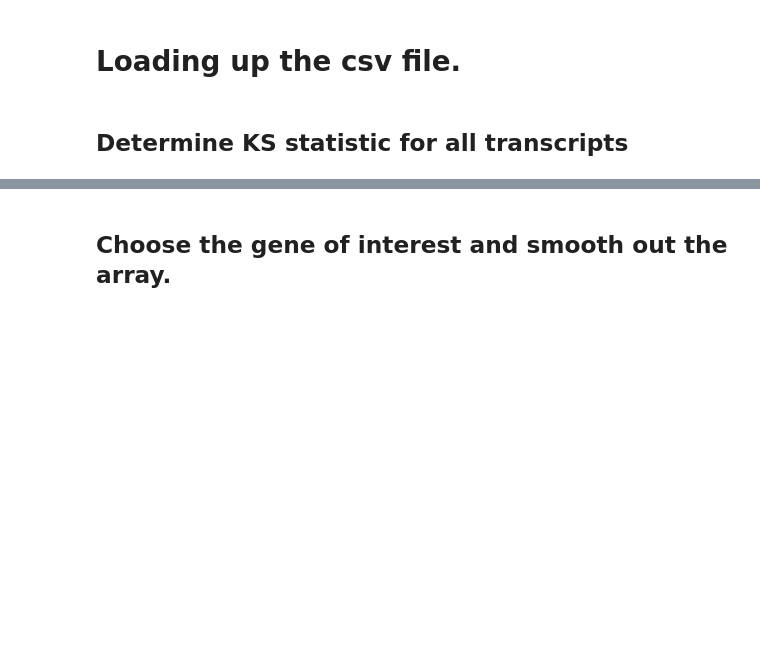
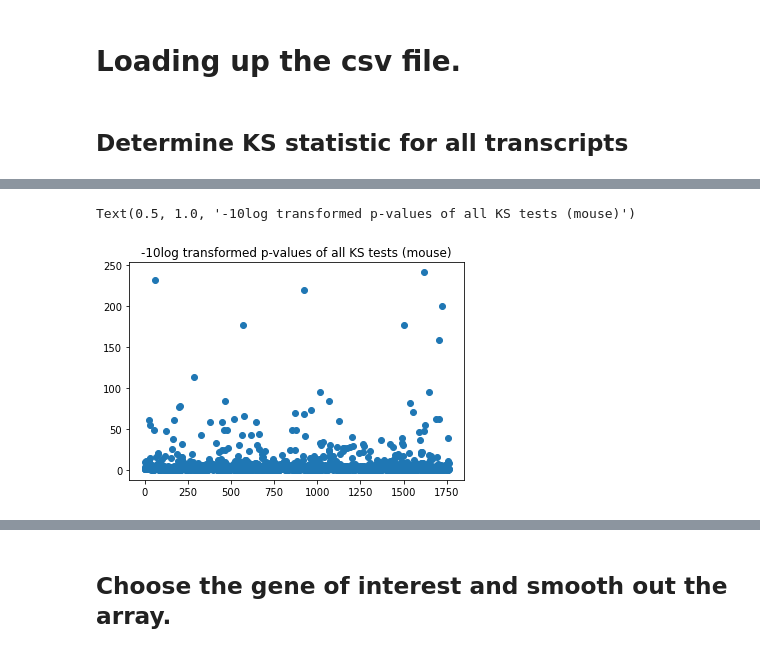
Before and after one commit to Raif-fl/Fall_2021_Work_journal, a Jupyter notebook: KS_stat/KS_like.ipynb, the cells around one changed output, grey strips where cells are left out. Saved outputs shown, nothing was run; the diff lists cells and outputs as text; code cells hidden in the pictures; blank space fills up the shorter version.

```diff
--- a/KS_stat/KS_like.ipynb
+++ b/KS_stat/KS_like.ipynb
@@ -100 +111,10 @@ if pre_load == True:
+# %%
+plt.scatter(list(range(len(df["-10logp"]))), df["-10logp"])
+#plt.ylabel("P-value")
+#plt.xlabel("Transcript index")
+plt.title("-10log transformed p-values of all KS tests (mouse)")
+#plt.plot([0,len(p_list)],[0.506,0.506], "r")
+# %% [output]
+Text(0.5, 1.0, '-10log transformed p-values of all KS tests (mouse)')
+[figure, added]
 # %%
```
Also changed, not shown: parts of 15 cells of this notebook, 2 other files.
